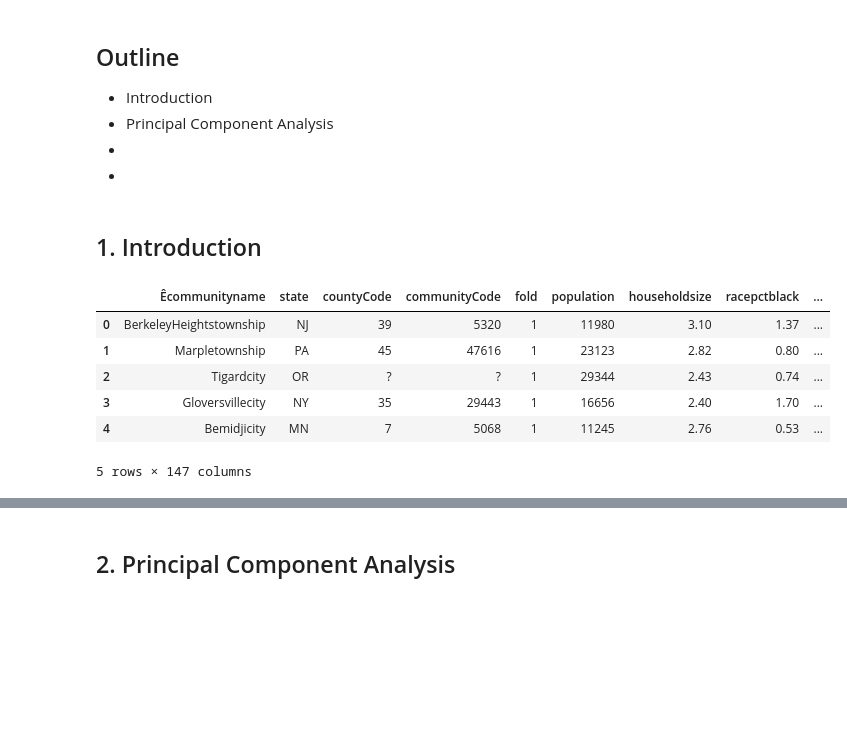
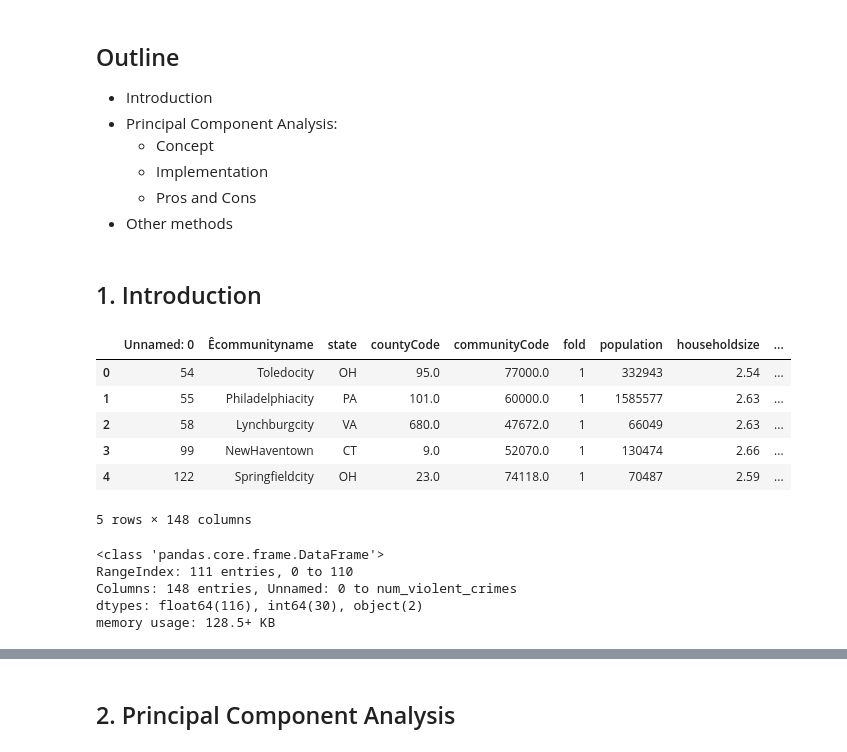
Before and after one commit to YvesMatanga/freemium_datascience, a Jupyter notebook: machine-learning-tutorials/Unsupervised Learning/2-Dimensionality Reduction.ipynb, the cells around one changed output, grey strips where cells are left out. Cells and saved outputs as stored; diff of their text form; code cells hidden in the pictures; blank space fills up the shorter version.

```diff
--- a/machine-learning-tutorials/Unsupervised Learning/2-Dimensionality Reduction.ipynb
+++ b/machine-learning-tutorials/Unsupervised Learning/2-Dimensionality Reduction.ipynb
@@ -2,22 +2,34 @@
 <h2>Outline</h2>
 <ul>
     <li>Introduction</li>
-    <li>Principal Component Analysis</li>
-    <li></li>
-    <li></li>
+    <li>Principal Component Analysis:
+        <ul><li>Concept</li>
+            <li>Implementation</li>
+            <li>Pros and Cons</li>
+        </ul>
+    </li>
+    <li>Other methods</li>
 </ul>
 # %% [markdown]
 <h2>1. Introduction</h2>
 # %%
 import pandas as pd
 
-df = pd.read_csv('datasets/crime_data.csv')
+df = pd.read_csv('datasets/crime_data_curated.csv')
 df.head()
 # %% [output]
-|  | Êcommunityname | state | countyCode | communityCode | fold | population | householdsize | racepctblack | ... |
-| 0 | BerkeleyHeightstownship | NJ | 39 | 5320 | 1 | 11980 | 3.10 | 1.37 | ... |
-| 1 | Marpletownship | PA | 45 | 47616 | 1 | 23123 | 2.82 | 0.80 | ... |
-| 2 | Tigardcity | OR | ? | ? | 1 | 29344 | 2.43 | 0.74 | ... |
-| 3 | Gloversvillecity | NY | 35 | 29443 | 1 | 16656 | 2.40 | 1.70 | ... |
-| 4 | Bemidjicity | MN | 7 | 5068 | 1 | 11245 | 2.76 | 0.53 | ... |
+|  | Unnamed: 0 | Êcommunityname | state | countyCode | communityCode | fold | population | householdsize | ... |
+| 0 | 54 | Toledocity | OH | 95.0 | 77000.0 | 1 | 332943 | 2.54 | ... |
+| 1 | 55 | Philadelphiacity | PA | 101.0 | 60000.0 | 1 | 1585577 | 2.63 | ... |
+| 2 | 58 | Lynchburgcity | VA | 680.0 | 47672.0 | 1 | 66049 | 2.63 | ... |
+| 3 | 99 | NewHaventown | CT | 9.0 | 52070.0 | 1 | 130474 | 2.66 | ... |
+| 4 | 122 | Springfieldcity | OH | 23.0 | 74118.0 | 1 | 70487 | 2.59 | ... |
-5 rows × 147 columns
+5 rows × 148 columns
+# %%
+df.info()
+# %% [output]
+<class 'pandas.core.frame.DataFrame'>
+RangeIndex: 111 entries, 0 to 110
+Columns: 148 entries, Unnamed: 0 to num_violent_crimes
+dtypes: float64(116), int64(30), object(2)
+memory usage: 128.5+ KB
```
Also changed, not shown: parts of 28 cells of this notebook, 1 other file.
